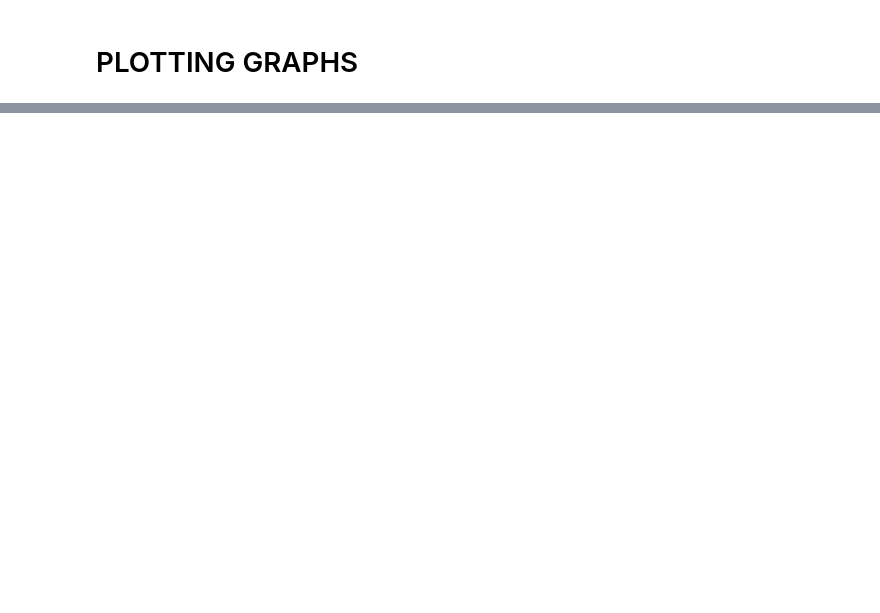
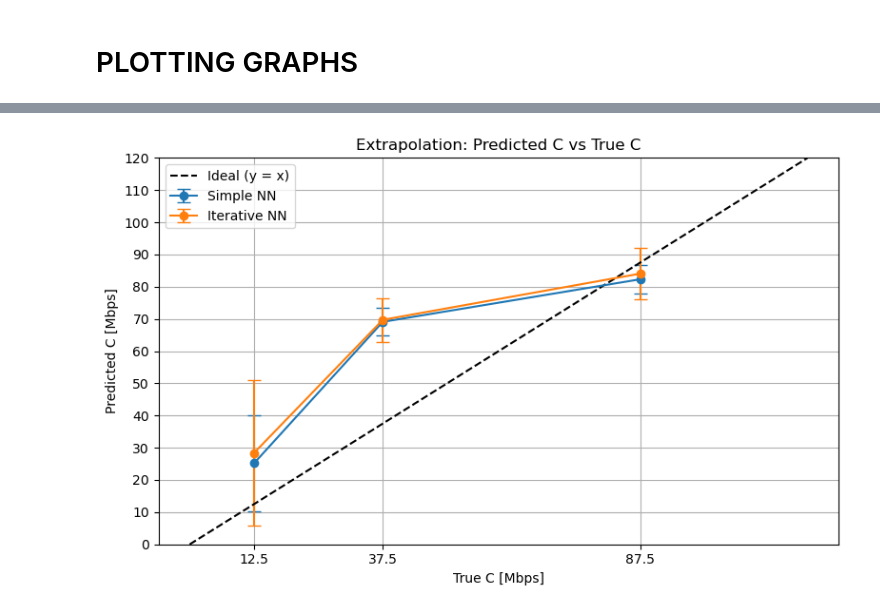
Before and after one commit to MKumar-12/UDP_ML_col867, a Jupyter notebook: Interpolation_Extrapolation_Merged.ipynb, the cells around one changed output, grey strips where cells are left out. Cells and saved outputs as stored; diff of their text form; code cells hidden in the pictures; blank space fills up the shorter version.

```diff
--- a/Interpolation_Extrapolation_Merged.ipynb
+++ b/Interpolation_Extrapolation_Merged.ipynb
@@ -204,0 +262,8 @@ plot_grouped_C_predictions(
+# %%
+# ==== Plot C: Extrapolation ====
+plot_grouped_C_predictions(
+    C_true_extra, C_simple_extra, C_iterative_extra,
+    title="Extrapolation: Predicted C vs True C"
+)
+# %% [output]
+[figure, added]
```
Also changed, not shown: parts of 22 cells of this notebook, 20 other files.
